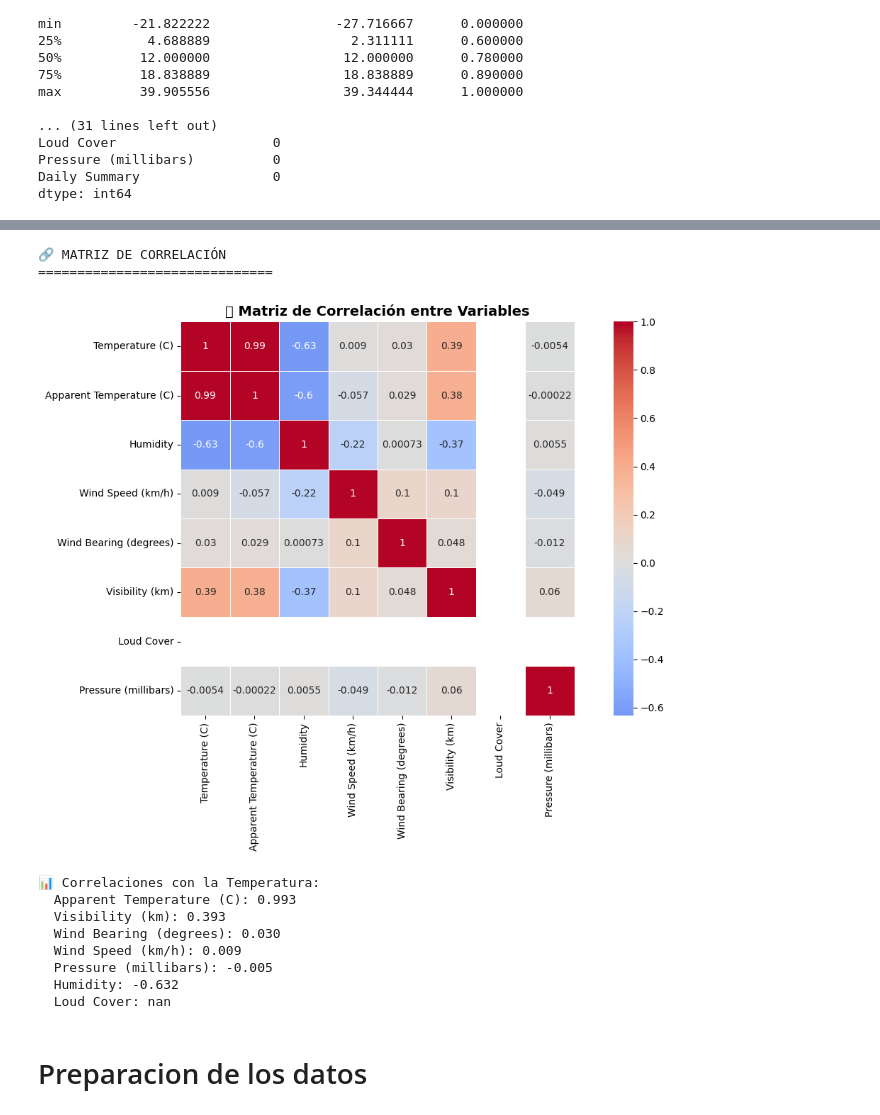
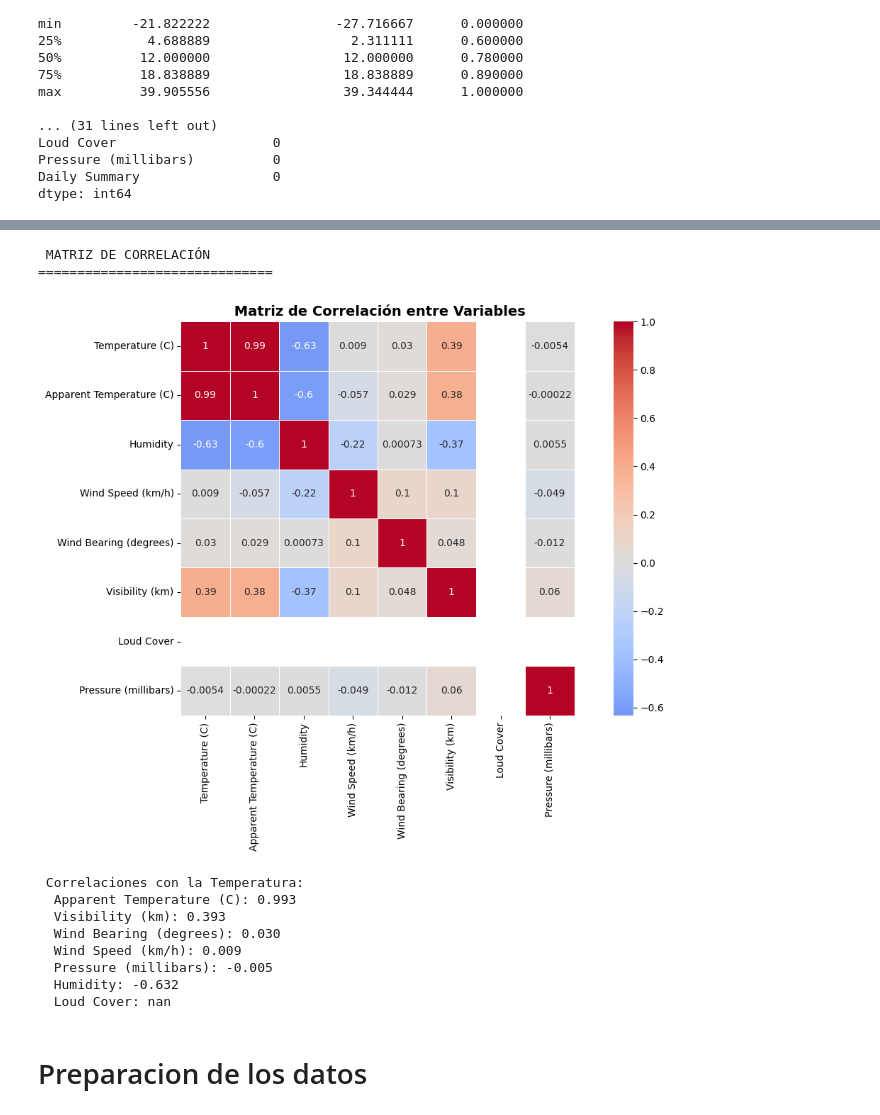
Before and after one commit to FransPaxiJ/machine-learning, a Jupyter notebook: 01_examen_regresion.ipynb, the cells around one changed output, grey strips where cells are left out. Drawn from its saved outputs; the diff is of its cells as text; code cells hidden in the pictures.

```diff
--- a/01_examen_regresion.ipynb
+++ b/01_examen_regresion.ipynb
@@ -172,30 +157,30 @@ plt.show()
 # %%
 # Matriz de correlación
-print("\n🔗 MATRIZ DE CORRELACIÓN")
+print("\n MATRIZ DE CORRELACIÓN")
 print("="*30)
 
 # Seleccionar solo variables numéricas
 numeric_columns = df.select_dtypes(include=[np.number]).columns
 correlation_matrix = df[numeric_columns].corr()
 
 plt.figure(figsize=(12, 8))
 sns.heatmap(correlation_matrix, annot=True, cmap='coolwarm', center=0,
             square=True, linewidths=0.5)
-plt.title('🔗 Matriz de Correlación entre Variables', fontsize=14, fontweight='bold')
+plt.title(' Matriz de Correlación entre Variables', fontsize=14, fontweight='bold')
 plt.tight_layout()
 plt.show()
 
 # Mostrar correlaciones con la temperatura
-print("\n📊 Correlaciones con la Temperatura:")
+print("\n Correlaciones con la Temperatura:")
 temp_correlations = correlation_matrix['Temperature (C)'].sort_values(ascending=False)
 for var, corr in temp_correlations.items():
     if var != 'Temperature (C)':
         print(f"  {var}: {corr:.3f}")
 # %% [output]
-🔗 MATRIZ DE CORRELACIÓN
+ MATRIZ DE CORRELACIÓN
 ==============================
-[figure, old version]
+[figure, new version]
-📊 Correlaciones con la Temperatura:
+ Correlaciones con la Temperatura:
   Apparent Temperature (C): 0.993
   Visibility (km): 0.393
   Wind Bearing (degrees): 0.030
```
Also changed, not shown: parts of 4 cells of this notebook.
